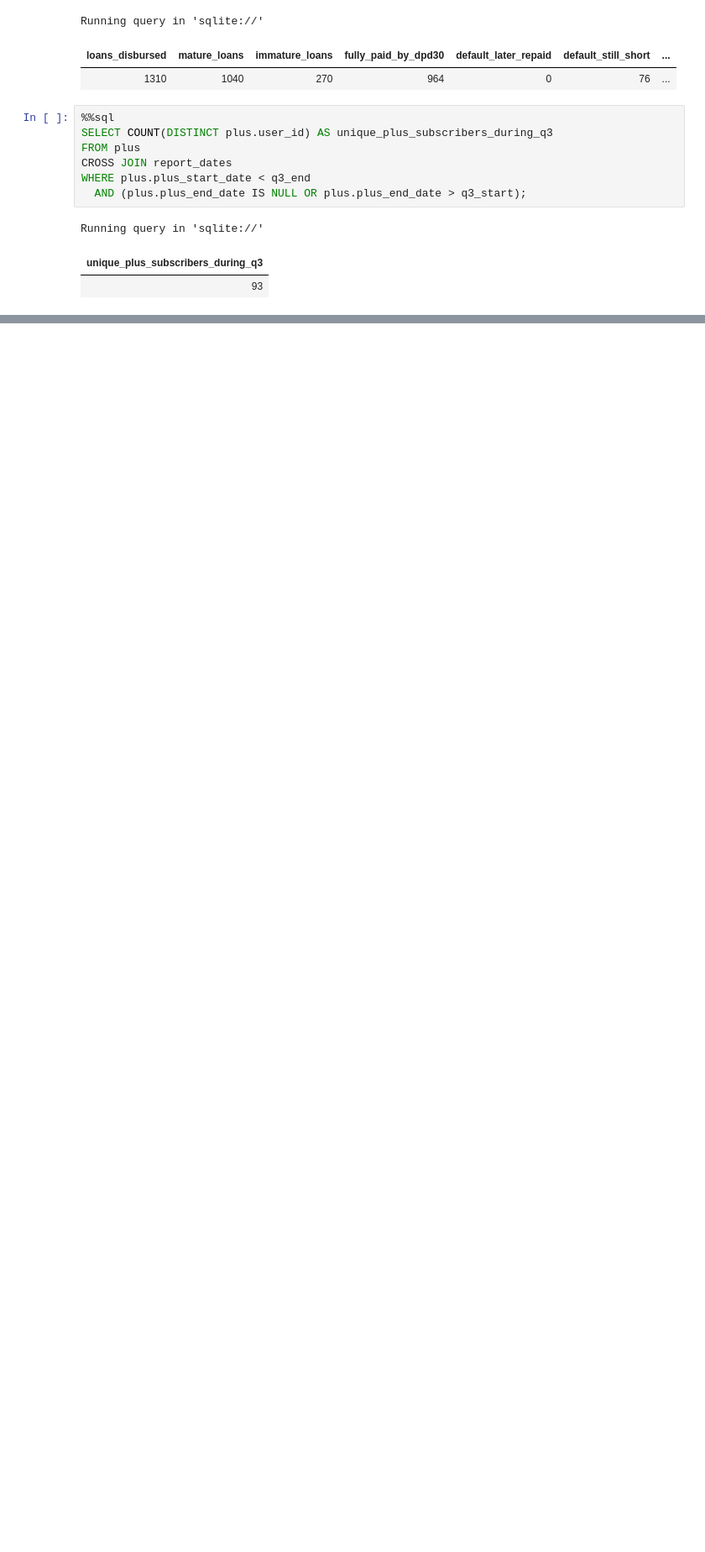
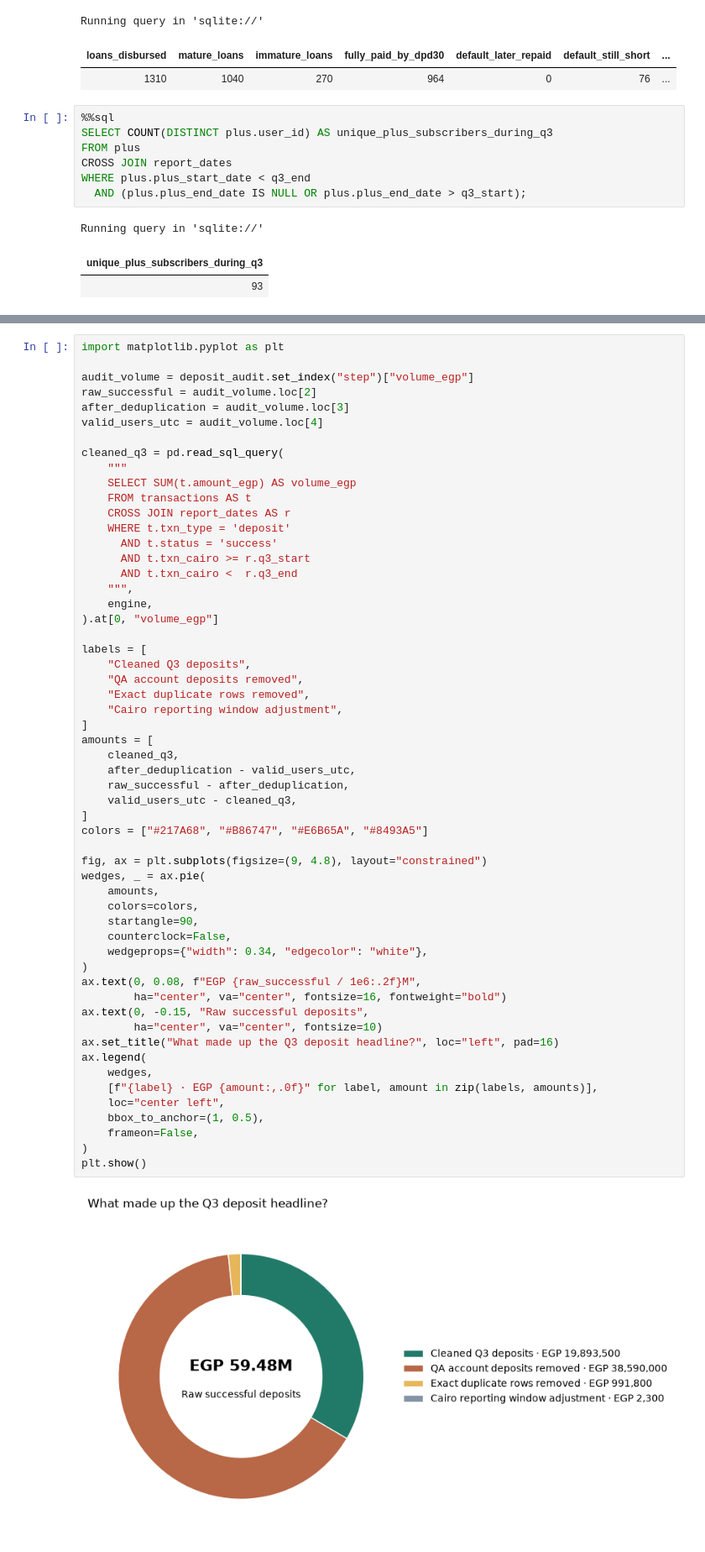
Before and after one commit to MohimenMG/lucky_case_study, a Jupyter notebook: 02_analysis/03_1_task_3_1_kpi_snapshot.ipynb, the cells around one changed output, grey strips where cells are left out. Shown at 84% size. Drawn from its saved outputs; the diff is of its cells as text; blank space fills up the shorter version.

Commit message:
Finalized Part 3.1 Q3 KPI snapshot and deposit reconciliation notebook summery

```diff
--- a/02_analysis/03_1_task_3_1_kpi_snapshot.ipynb
+++ b/02_analysis/03_1_task_3_1_kpi_snapshot.ipynb
@@ -229,0 +301,58 @@ Running query in 'sqlite://'
+# %%
+import matplotlib.pyplot as plt
+
+audit_volume = deposit_audit.set_index("step")["volume_egp"]
+raw_successful = audit_volume.loc[2]
+after_deduplication = audit_volume.loc[3]
+valid_users_utc = audit_volume.loc[4]
+
+cleaned_q3 = pd.read_sql_query(
+    """
+    SELECT SUM(t.amount_egp) AS volume_egp
+    FROM transactions AS t
+    CROSS JOIN report_dates AS r
+    WHERE t.txn_type = 'deposit'
+      AND t.status = 'success'
+      AND t.txn_cairo >= r.q3_start
+      AND t.txn_cairo <  r.q3_end
+    """,
+    engine,
+).at[0, "volume_egp"]
+
+labels = [
+    "Cleaned Q3 deposits",
+    "QA account deposits removed",
+    "Exact duplicate rows removed",
+    "Cairo reporting window adjustment",
+]
+amounts = [
+    cleaned_q3,
+    after_deduplication - valid_users_utc,
+    raw_successful - after_deduplication,
+    valid_users_utc - cleaned_q3,
+]
+colors = ["#217A68", "#B86747", "#E6B65A", "#8493A5"]
+
+fig, ax = plt.subplots(figsize=(9, 4.8), layout="constrained")
+wedges, _ = ax.pie(
+    amounts,
+    colors=colors,
+    startangle=90,
+    counterclock=False,
+    wedgeprops={"width": 0.34, "edgecolor": "white"},
+)
+ax.text(0, 0.08, f"EGP {raw_successful / 1e6:.2f}M",
+        ha="center", va="center", fontsize=16, fontweight="bold")
+ax.text(0, -0.15, "Raw successful deposits",
+        ha="center", va="center", fontsize=10)
+ax.set_title("What made up the Q3 deposit headline?", loc="left", pad=16)
+ax.legend(
+    wedges,
+    [f"{label} · EGP {amount:,.0f}" for label, amount in zip(labels, amounts)],
+    loc="center left",
+    bbox_to_anchor=(1, 0.5),
+    frameon=False,
+)
+plt.show()
+# %% [output]
+[figure, added]
```
Also changed, not shown: parts of 6 cells of this notebook.
